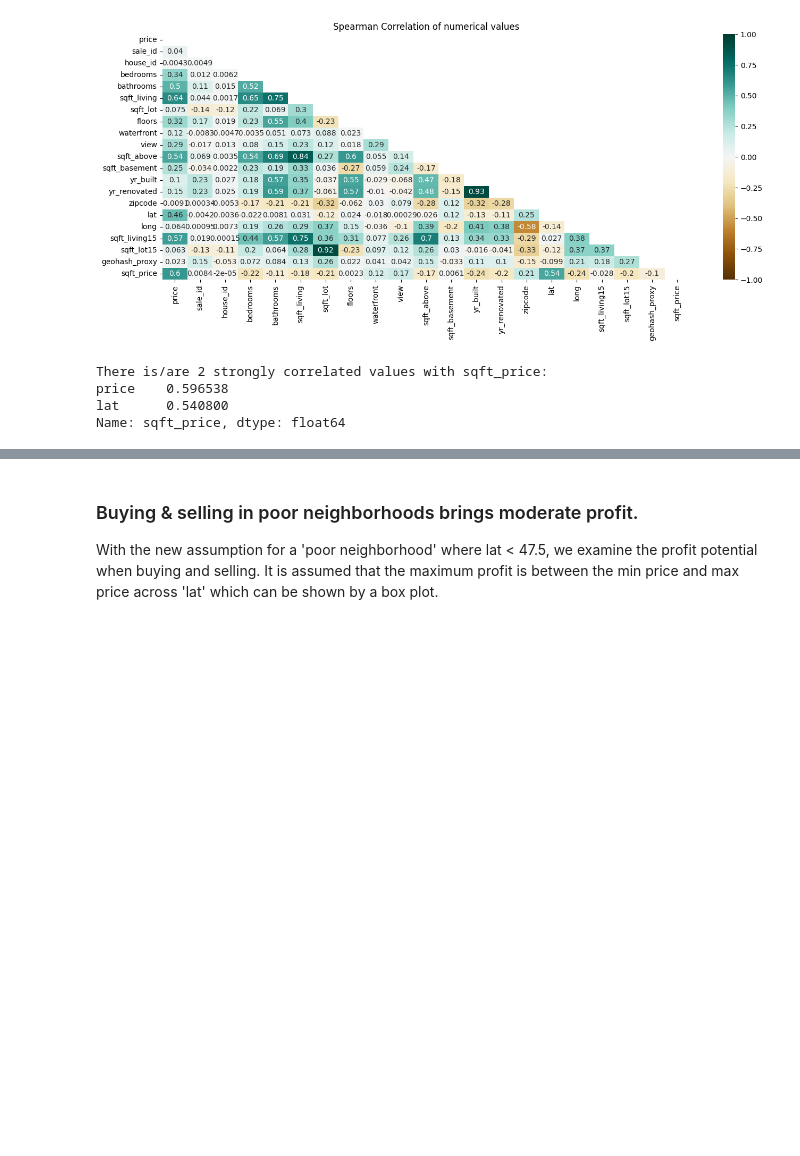
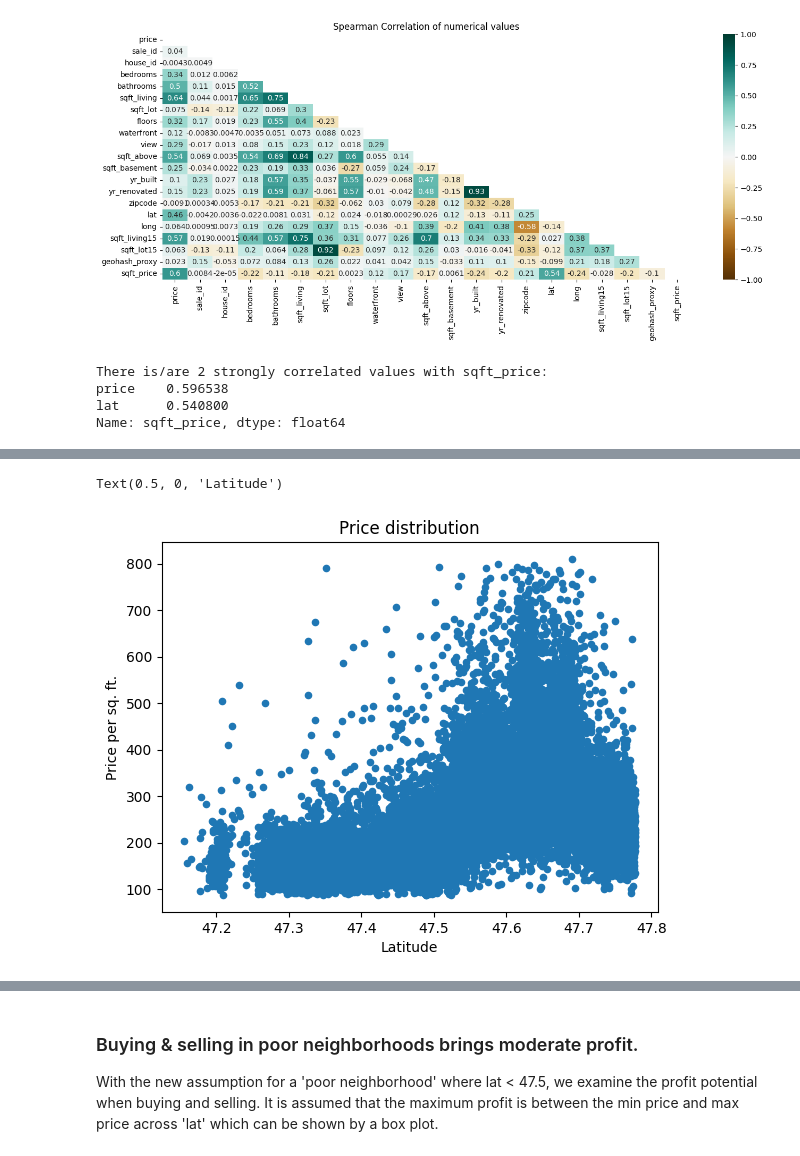
Before and after one commit to spiced-academy/eda-project, a Jupyter notebook: house_client.ipynb, the cells around one changed output, grey strips where cells are left out. Cells and saved outputs as stored; diff of their text form; code cells hidden in the pictures; blank space fills up the shorter version.

```diff
--- a/house_client.ipynb
+++ b/house_client.ipynb
@@ -325,0 +344,7 @@ df.plot.scatter(y='sqft_price', x='lat')
+# %%
+fig = df.plot.scatter(y='sqft_price', x='lat', title='Price distribution')
+fig.set_ylabel('Price per sq. ft.')
+fig.set_xlabel('Latitude')
+# %% [output]
+Text(0.5, 0, 'Latitude')
+[figure, added]
```
Also changed, not shown: parts of 26 cells of this notebook, 14 other files.
